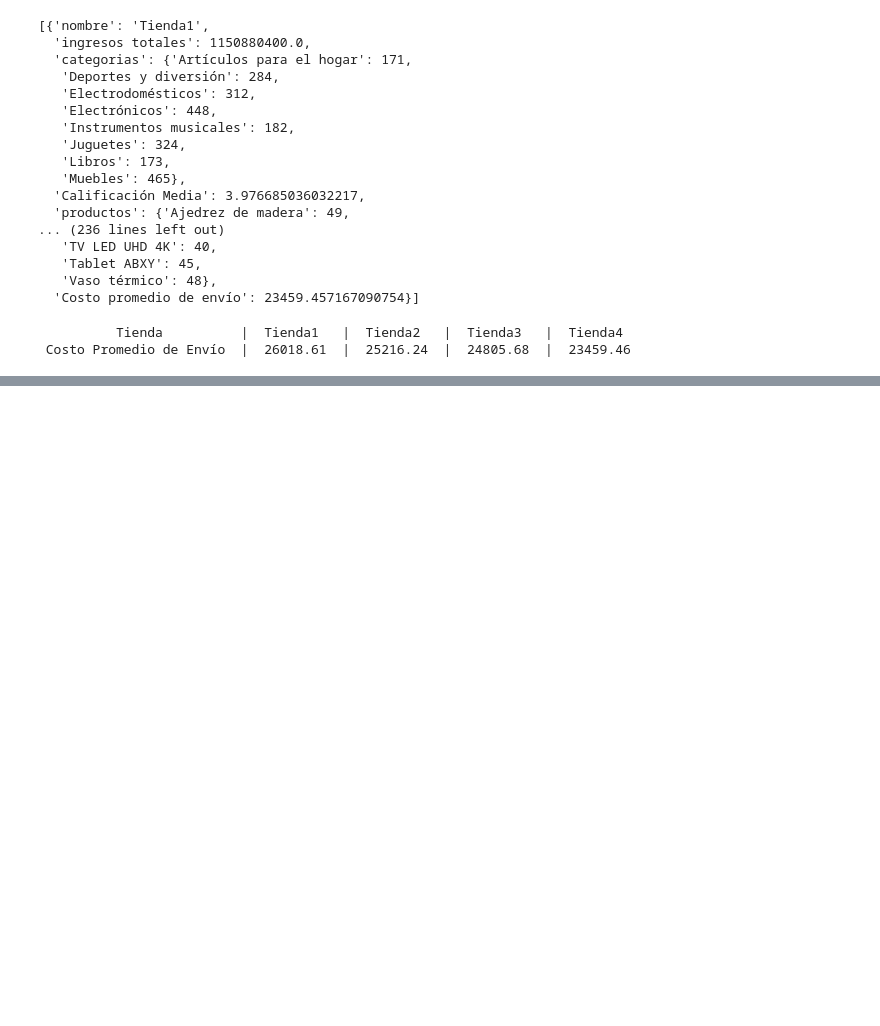
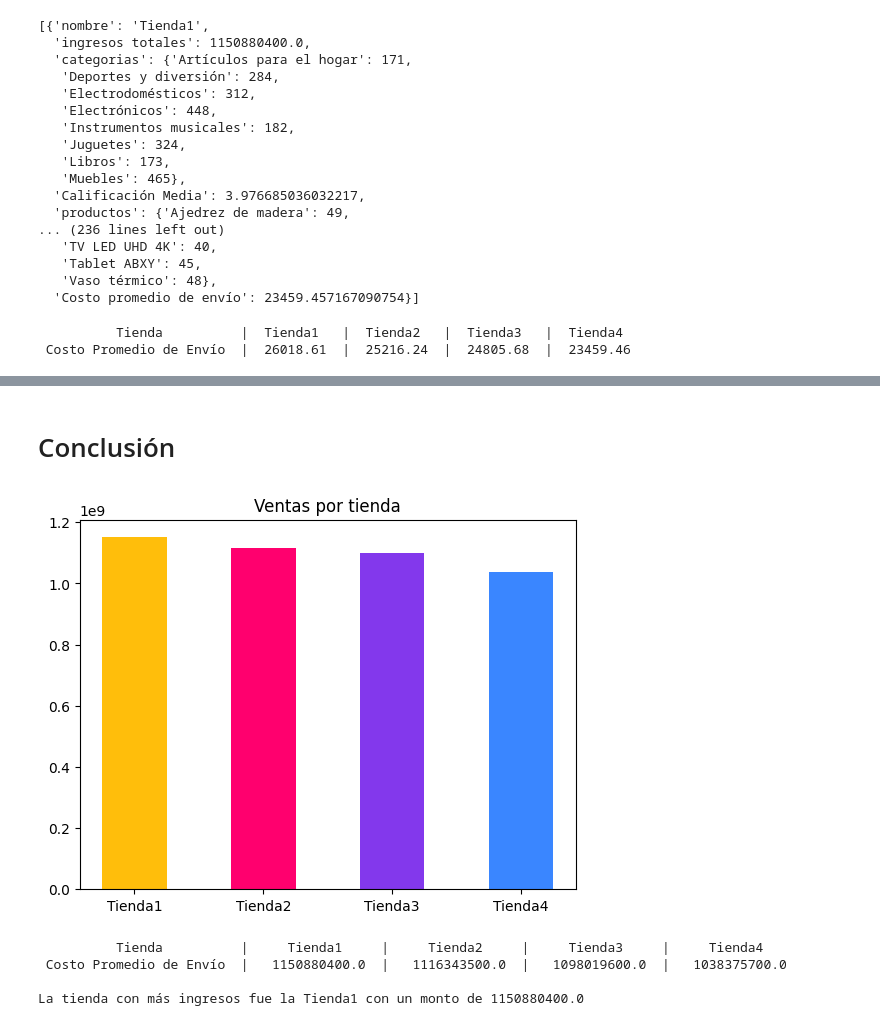
Before and after one commit to aylenfv/DS---Sr.-Juan, a Jupyter notebook: AluraStoreLatam.ipynb, the cells around one changed output, grey strips where cells are left out. Saved outputs shown, nothing was run; the diff lists cells and outputs as text; code cells hidden in the pictures; blank space fills up the shorter version.

```diff
--- a/AluraStoreLatam.ipynb
+++ b/AluraStoreLatam.ipynb
@@ -26,2 +45,5 @@ tienda1.head()
 # %% [markdown]
 # 1. Análisis de facturación
+# %%
+# creamos una lista que almacene todas las tiendas
+tiendas = [tienda1, tienda2, tienda3, tienda4]
@@ -547,0 +607,21 @@ print(f"{'Costo Promedio de Envío'.center(25)} | {str(round(datos[0]['Costo pro
+# %% [markdown]
+# Conclusión
+# %%
+# mostramos la venta por tienda en un gráfico de barras
+plt.title("Ventas por tienda")
+plt.bar(x = tiendas, height = ingresos_totales, width=0.5, color =  ['#ffbe0b', "#ff006e", '#8338ec', '#3a86ff'])
+plt.show()
+
+# tabla para ver los ingresos por tienda
+# imprimimos el encabezado de la tabla
+print(f"{'Tienda'.center(25)} | {'Tienda1'.center(15)} | {'Tienda2'.center(15)} | {'Tienda3'.center(15)} | {'Tienda4'.center(15)}")
+# imprimimos los valores de lingresos totales de cada tienda
+print(f"{'Costo Promedio de Envío'.center(25)} | {str(round(datos[0]['ingresos totales'],2)).center(15)} | {str(round(datos[1]['ingresos totales'],2)).center(15)} | {str(round(datos[2]['ingresos totales'],2)).center(15)} | {str(round(datos[3]['ingresos totales'],2)).center(15)}")
+
+print(f'\nLa tienda con más ingresos fue la Tienda{ingresos_totales.index(max(ingresos_totales))+1} con un monto de {max(ingresos_totales)}')
+# %% [output]
+[figure, added]
+          Tienda          |     Tienda1     |     Tienda2     |     Tienda3     |     Tienda4
+ Costo Promedio de Envío  |   1150880400.0  |   1116343500.0  |   1098019600.0  |   1038375700.0
+
+La tienda con más ingresos fue la Tienda1 con un monto de 1150880400.0
```
Also changed, not shown: parts of 28 cells of this notebook.
